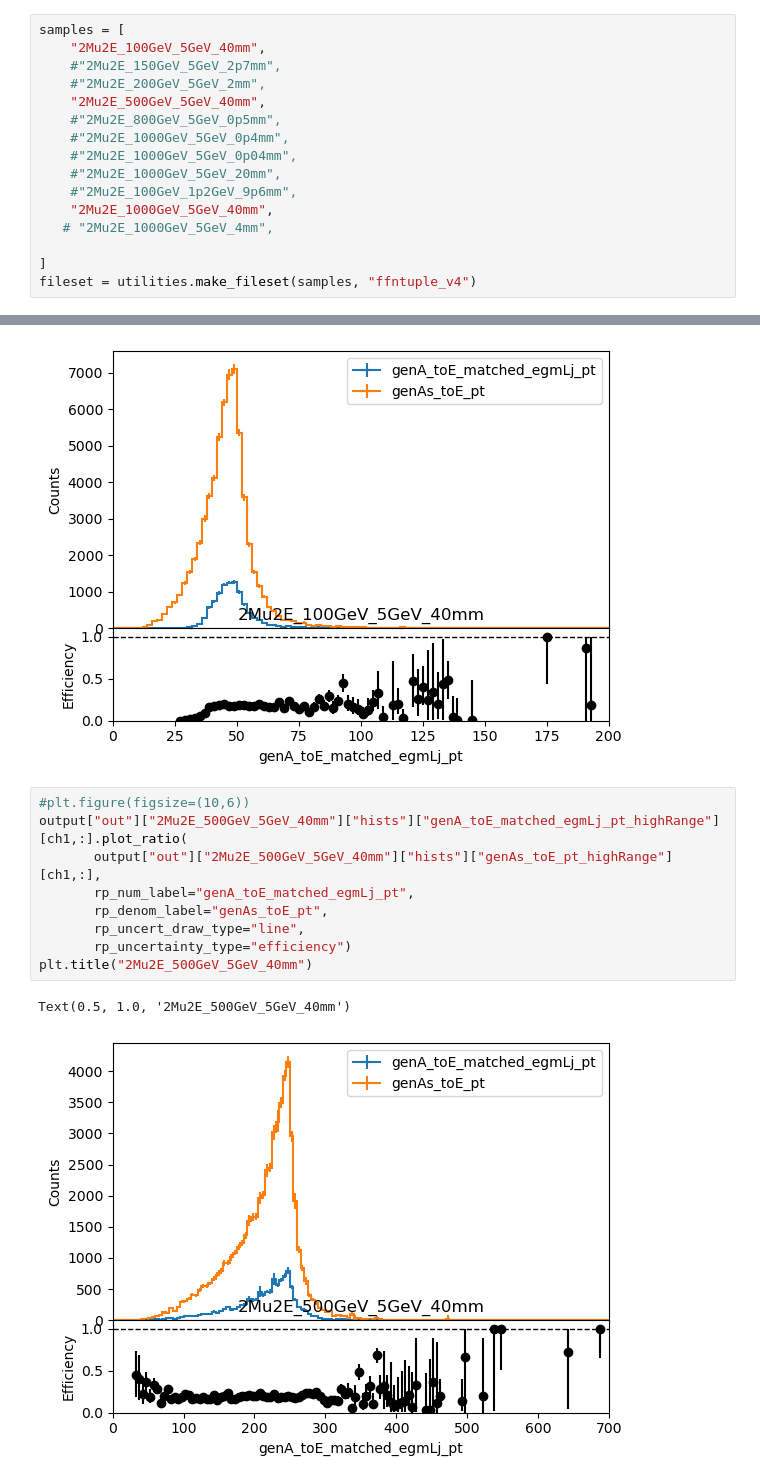
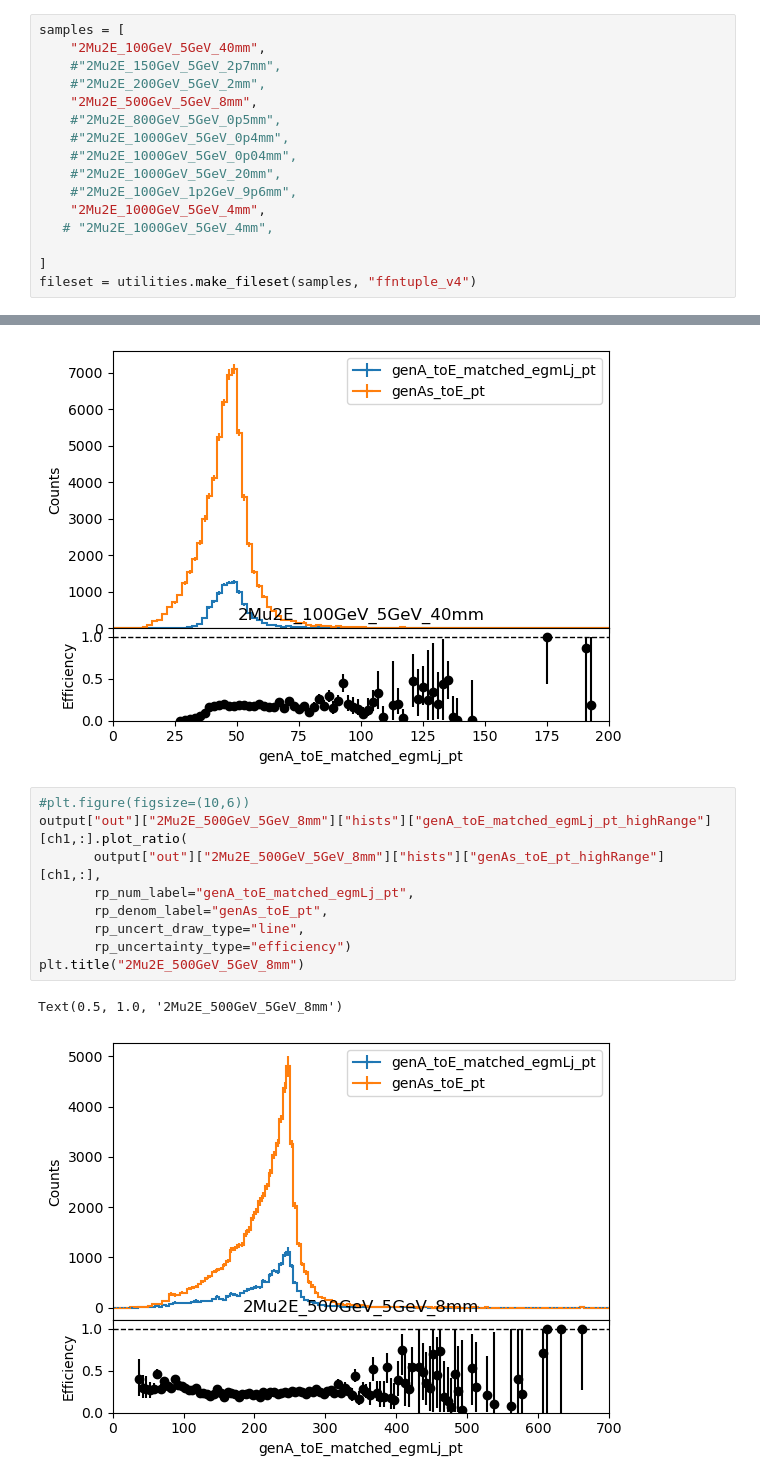
Before and after one commit to yfv2ev/SIDM, a Jupyter notebook: sidm/studies/darkPhotonPtEffi.ipynb, the cells around one changed output, grey strips where cells are left out. Drawn from its saved outputs; the diff is of its cells as text.

```diff
--- a/sidm/studies/darkPhotonPtEffi.ipynb
+++ b/sidm/studies/darkPhotonPtEffi.ipynb
@@ -25,13 +25,13 @@ samples = [
     "2Mu2E_100GeV_5GeV_40mm",
     #"2Mu2E_150GeV_5GeV_2p7mm",
     #"2Mu2E_200GeV_5GeV_2mm",
-    "2Mu2E_500GeV_5GeV_40mm",
+    "2Mu2E_500GeV_5GeV_8mm",
     #"2Mu2E_800GeV_5GeV_0p5mm",
     #"2Mu2E_1000GeV_5GeV_0p4mm",
     #"2Mu2E_1000GeV_5GeV_0p04mm",
     #"2Mu2E_1000GeV_5GeV_20mm",
     #"2Mu2E_100GeV_1p2GeV_9p6mm",
-    "2Mu2E_1000GeV_5GeV_40mm",
+    "2Mu2E_1000GeV_5GeV_4mm",
    # "2Mu2E_1000GeV_5GeV_4mm",
 
 ]
@@ -200,15 +204,15 @@ Text(0.5, 1.0, '2Mu2E_100GeV_5GeV_40mm')
 [figure]
 # %%
 #plt.figure(figsize=(10,6))
-output["out"]["2Mu2E_500GeV_5GeV_40mm"]["hists"]["genA_toE_matched_egmLj_pt_highRange"][ch1,:].plot_ratio(
-       output["out"]["2Mu2E_500GeV_5GeV_40mm"]["hists"]["genAs_toE_pt_highRange"][ch1,:],
+output["out"]["2Mu2E_500GeV_5GeV_8mm"]["hists"]["genA_toE_matched_egmLj_pt_highRange"][ch1,:].plot_ratio(
+       output["out"]["2Mu2E_500GeV_5GeV_8mm"]["hists"]["genAs_toE_pt_highRange"][ch1,:],
        rp_num_label="genA_toE_matched_egmLj_pt",
        rp_denom_label="genAs_toE_pt",
        rp_uncert_draw_type="line",
        rp_uncertainty_type="efficiency")
-plt.title("2Mu2E_500GeV_5GeV_40mm")
+plt.title("2Mu2E_500GeV_5GeV_8mm")
 # %% [output]
-Text(0.5, 1.0, '2Mu2E_500GeV_5GeV_40mm')
+Text(0.5, 1.0, '2Mu2E_500GeV_5GeV_8mm')
-[figure, old version]
+[figure, new version]
 # %%
 #plt.figure(figsize=(10,6))
```
Also changed, not shown: parts of 6 cells of this notebook.
